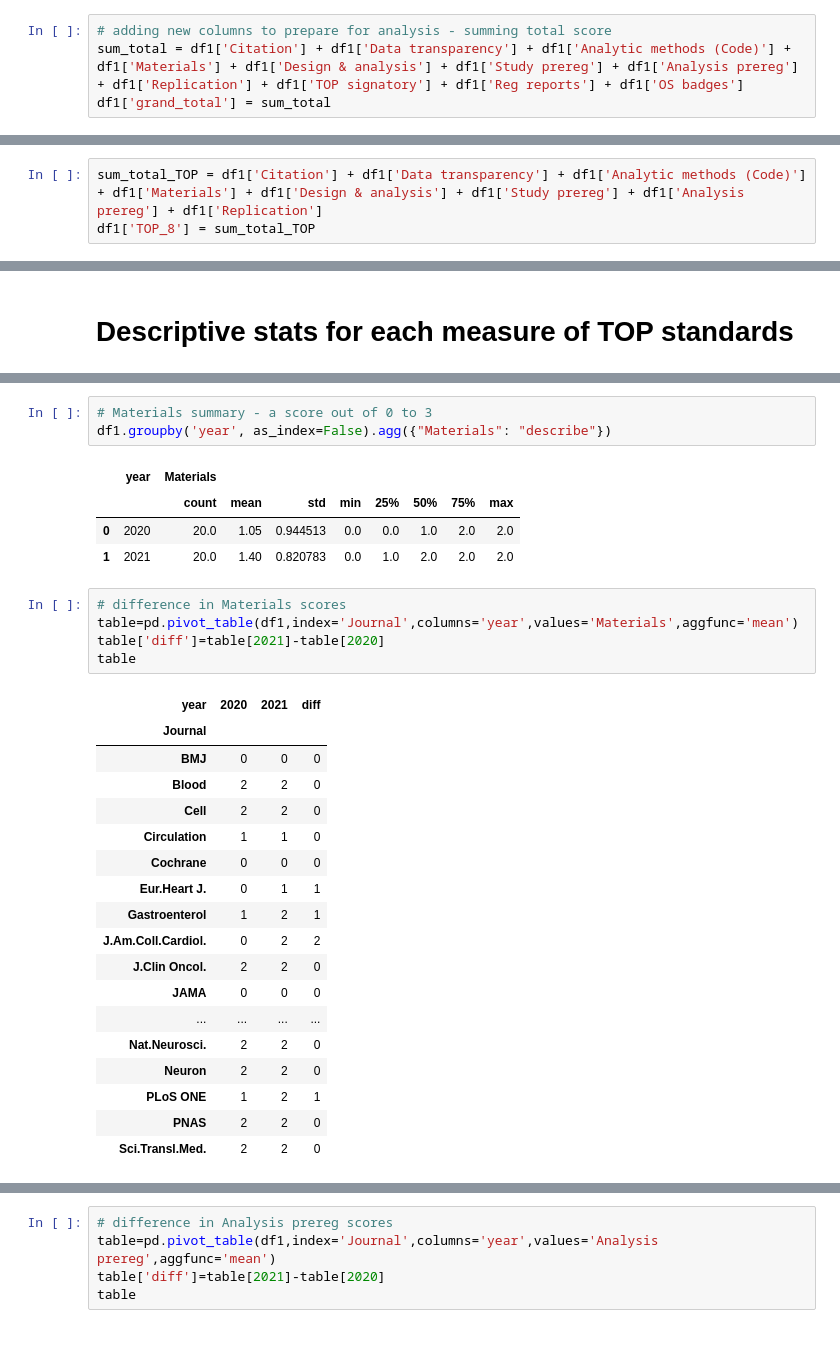
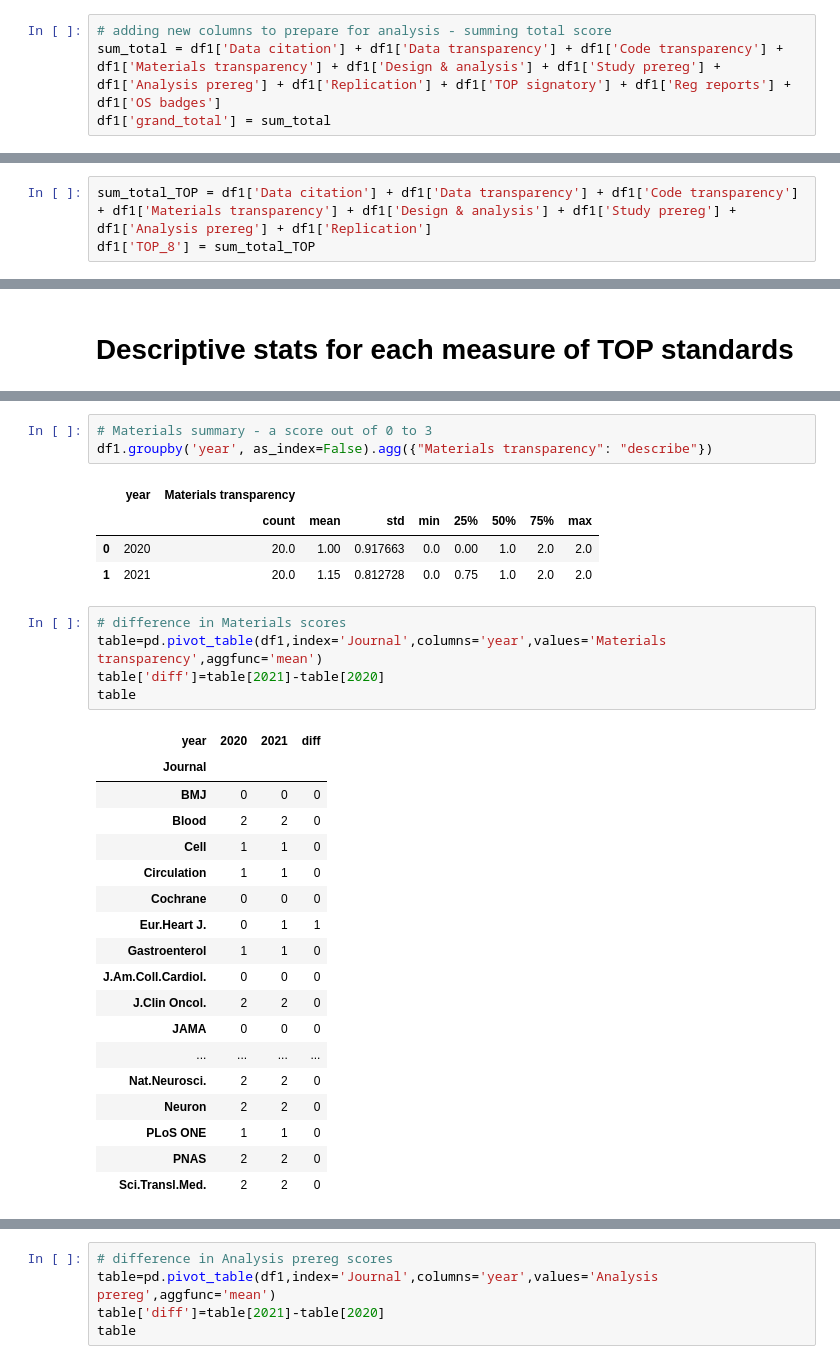
Before and after one commit to georgiarichards/TOP_medjournals, a Jupyter notebook: TOP_scores_Med&HealthJs.ipynb, the cells around one changed output, grey strips where cells are left out. Drawn from its saved outputs; the diff is of its cells as text.

```diff
--- a/TOP_scores_Med&HealthJs.ipynb
+++ b/TOP_scores_Med&HealthJs.ipynb
@@ -24,12 +24,12 @@ df1.head()
 # %%
 # adding new columns to prepare for analysis - summing total score
-sum_total = df1['Citation'] + df1['Data transparency'] + df1['Analytic methods (Code)'] + df1['Materials'] + df1['Design & analysis'] + df1['Study prereg'] + df1['Analysis prereg'] + df1['Replication'] + df1['TOP signatory'] + df1['Reg reports'] + df1['OS badges']
+sum_total = df1['Data citation'] + df1['Data transparency'] + df1['Code transparency'] + df1['Materials transparency'] + df1['Design & analysis'] + df1['Study prereg'] + df1['Analysis prereg'] + df1['Replication'] + df1['TOP signatory'] + df1['Reg reports'] + df1['OS badges']
 df1['grand_total'] = sum_total
 # %%
 sum_extras = df1['TOP signatory']+df1['Reg reports']+df1['OS badges']
 df1['extra_total'] = sum_extras
 # %%
-sum_total_TOP = df1['Citation'] + df1['Data transparency'] + df1['Analytic methods (Code)'] + df1['Materials'] + df1['Design & analysis'] + df1['Study prereg'] + df1['Analysis prereg'] + df1['Replication']
+sum_total_TOP = df1['Data citation'] + df1['Data transparency'] + df1['Code transparency'] + df1['Materials transparency'] + df1['Design & analysis'] + df1['Study prereg'] + df1['Analysis prereg'] + df1['Replication']
 df1['TOP_8'] = sum_total_TOP
 # %%
 sum_total_COI = df1['COI1'] + df1['COI2'] + df1['COI3'] + df1['COI4']
@@ -388,34 +388,34 @@ table
 | Sci.Transl.Med. | 2 | 2 | 0 |
 # %%
 # Materials summary - a score out of 0 to 3
-df1.groupby('year', as_index=False).agg({"Materials": "describe"})
+df1.groupby('year', as_index=False).agg({"Materials transparency": "describe"})
 # %% [output]
-|  | year | Materials |  |  |  |  |  |  |  |
+|  | year | Materials transparency |  |  |  |  |  |  |  |
 |  |  | count | mean | std | min | 25% | 50% | 75% | max |
-| 0 | 2020 | 20.0 | 1.05 | 0.944513 | 0.0 | 0.0 | 1.0 | 2.0 | 2.0 |
-| 1 | 2021 | 20.0 | 1.40 | 0.820783 | 0.0 | 1.0 | 2.0 | 2.0 | 2.0 |
+| 0 | 2020 | 20.0 | 1.00 | 0.917663 | 0.0 | 0.00 | 1.0 | 2.0 | 2.0 |
+| 1 | 2021 | 20.0 | 1.15 | 0.812728 | 0.0 | 0.75 | 1.0 | 2.0 | 2.0 |
 # %%
 # difference in Materials scores
-table=pd.pivot_table(df1,index='Journal',columns='year',values='Materials',aggfunc='mean')
+table=pd.pivot_table(df1,index='Journal',columns='year',values='Materials transparency',aggfunc='mean')
 table['diff']=table[2021]-table[2020]
 table
 # %% [output]
 | year | 2020 | 2021 | diff |
 | Journal |  |  |  |
 | BMJ | 0 | 0 | 0 |
 | Blood | 2 | 2 | 0 |
-| Cell | 2 | 2 | 0 |
+| Cell | 1 | 1 | 0 |
 | Circulation | 1 | 1 | 0 |
 | Cochrane | 0 | 0 | 0 |
 | Eur.Heart J. | 0 | 1 | 1 |
-| Gastroenterol | 1 | 2 | 1 |
-| J.Am.Coll.Cardiol. | 0 | 2 | 2 |
+| Gastroenterol | 1 | 1 | 0 |
+| J.Am.Coll.Cardiol. | 0 | 0 | 0 |
 | J.Clin Oncol. | 2 | 2 | 0 |
 | JAMA | 0 | 0 | 0 |
 | ... | ... | ... | ... |
 | Nat.Neurosci. | 2 | 2 | 0 |
 | Neuron | 2 | 2 | 0 |
-| PLoS ONE | 1 | 2 | 1 |
+| PLoS ONE | 1 | 1 | 0 |
 | PNAS | 2 | 2 | 0 |
 | Sci.Transl.Med. | 2 | 2 | 0 |
 # %%
```
Also changed, not shown: parts of 25 cells of this notebook, 2 other files.
